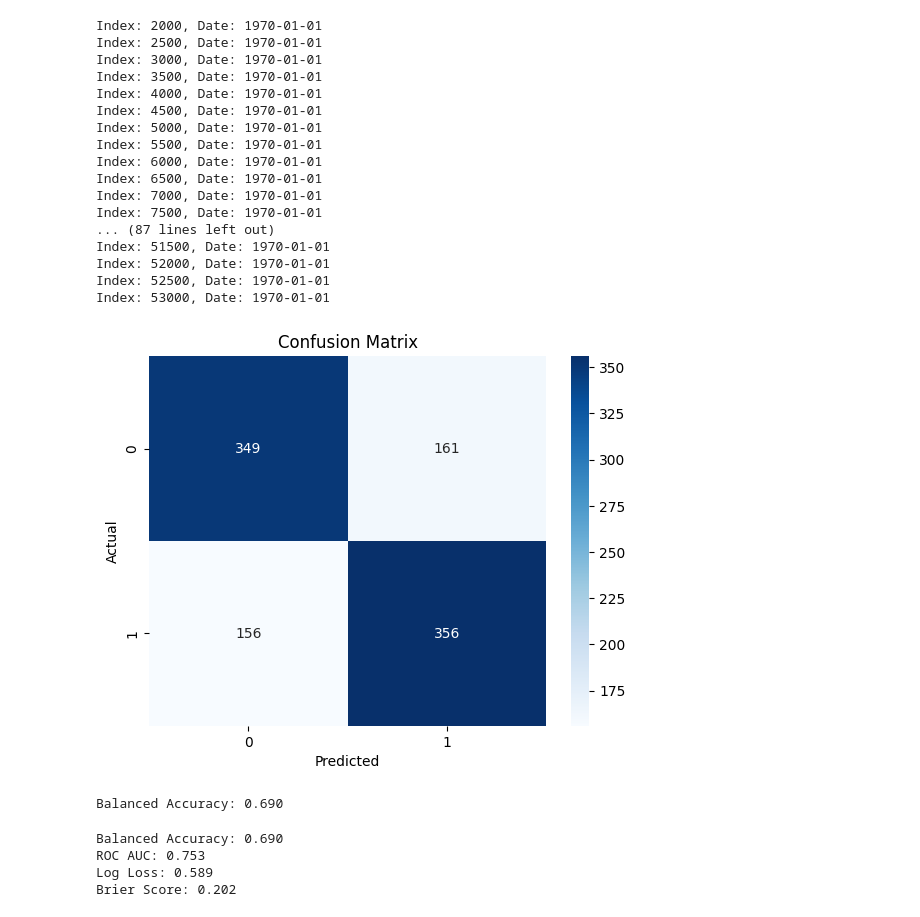
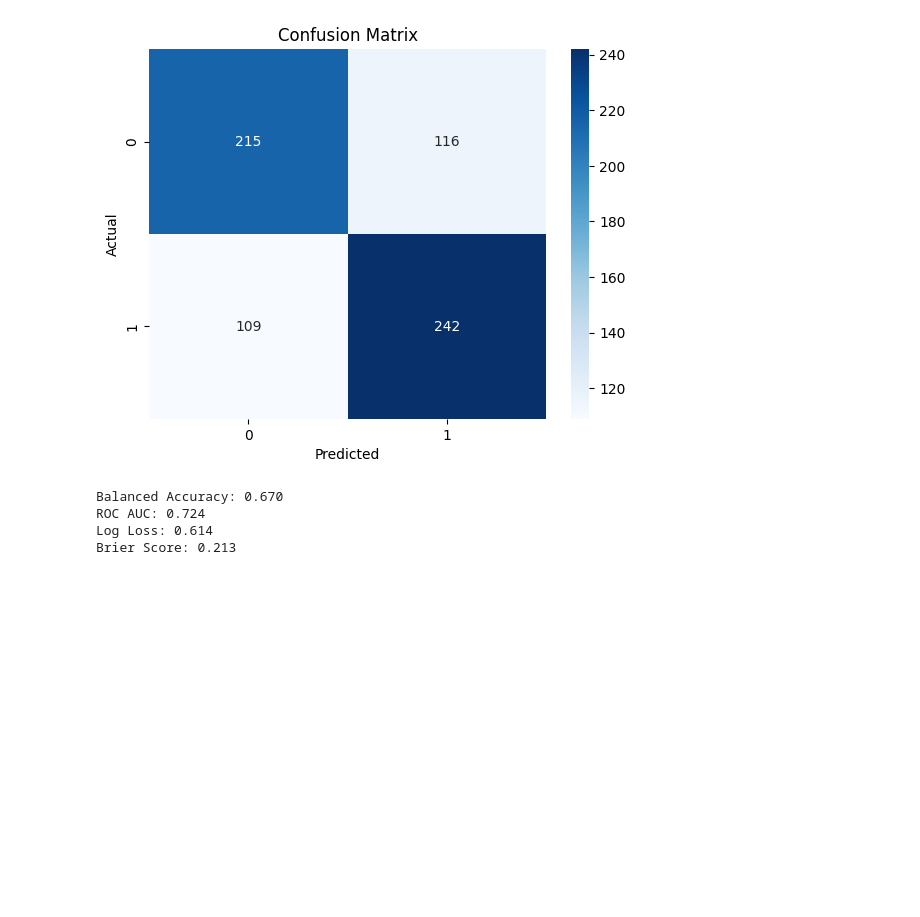
Before and after one commit to arttusokka/Predicting-ATP-matches-outcome, a Jupyter notebook: models/RandomForest.ipynb, the cells around one changed output. Drawn from its saved outputs; the diff is of its cells as text; code cells hidden in the pictures; blank space fills up the shorter version.

```diff
--- a/models/RandomForest.ipynb
+++ b/models/RandomForest.ipynb
@@ -16,18 +16,7 @@ import seaborn as sns
 df = pd.read_csv("../data/atp_matches_2000_2019_clean.csv")
 
 #Features
-X = [
-    "rank_diff",
-    "rank_points_diff",
-    "age_diff",
-    "height_diff",
-    "different_hand",
-    "elo_diff",
-    "elo_diff_surface",
-    "serve_advantage_diff",
-    "complete_diff",
-    "form_diff",
-]
+X = ["elo_diff_surface"]
 y = 'result'
 
 #Empty storage lists
@@ -38,86 +27,62 @@ probabilities = []
 
 #Rolling setup
 MIN_TRAIN = 2000 #min amount of matches to train on before testing
-STEP=50
+STEP=25
 
 #Random forest model setup
 RF = RandomForestClassifier(
     n_estimators=200,
     max_depth=8,
     min_samples_leaf=15,
     random_state=1,
     n_jobs=-1
 )
 
-# Rolling Forecast Loop
+#Expanding Window Forecast Loop
 for i in range(MIN_TRAIN, len(df), STEP):
 
     train_data = df.iloc[:i]
     test_data  = df.iloc[i:i+STEP]
 
     X_train = train_data[X]
     y_train = train_data[y]
     X_test  = test_data[X]
     y_test  = test_data[y]
 
     # Fit model
     RF.fit(X_train, y_train)
 
     # Predict first observation in test window
     p_pos = RF.predict_proba(X_test)[0][1]
     y_pred = RF.predict(X_test)[0]
 
     # Store results
     dates.append(test_data["tourney_date"].iloc[0])
     probabilities.append(float(p_pos))
     predictions.append(int(y_pred))
     actuals.append(int(y_test.iloc[0]))
-
-    if i % 500 == 0: #Print progress every 500 matches due to long runtime
-        print(
-            f"Index: {i}, "
-            f"Date: {test_data['tourney_date'].iloc[0].date()}"
-        )
-
-
-#Let's do a confusion matrix from actuals and predictions
-cm = confusion_matrix(actuals, predictions)
-sns.heatmap(cm, annot=True, fmt="d", cmap="Blues")
-plt.xlabel("Predicted")
-plt.ylabel("Actual")
-plt.title("Confusion Matrix")
-plt.show()
 # %% [output]
-Index: 2000, Date: 1970-01-01
-Index: 2500, Date: 1970-01-01
-Index: 3000, Date: 1970-01-01
-Index: 3500, Date: 1970-01-01
-Index: 4000, Date: 1970-01-01
-Index: 4500, Date: 1970-01-01
-Index: 5000, Date: 1970-01-01
-Index: 5500, Date: 1970-01-01
-Index: 6000, Date: 1970-01-01
-Index: 6500, Date: 1970-01-01
-Index: 7000, Date: 1970-01-01
-Index: 7500, Date: 1970-01-01
-... (87 lines left out)
-Index: 51500, Date: 1970-01-01
-Index: 52000, Date: 1970-01-01
-Index: 52500, Date: 1970-01-01
-Index: 53000, Date: 1970-01-01
-[figure, old version]
+[figure, new version]
-Balanced Accuracy: 0.690
 # %%
-#Let's calculate accuracy.
+
+#Confusion matrix from actuals and predictions
+cm = confusion_matrix(actuals, predictions)
+sns.heatmap(cm, annot=True, fmt="d", cmap="Blues")
+plt.xlabel("Predicted")
+plt.ylabel("Actual")
+plt.title("Confusion Matrix")
+plt.show()
+
+#Balanced accuracy.
 accuracy = balanced_accuracy_score(actuals, predictions)
 print(f"Balanced Accuracy: {accuracy:.3f}")
 
-#and ROC AUC
+#ROC AUC
 from sklearn.metrics import roc_auc_score
 roc_auc = roc_auc_score(actuals, probabilities)
 print(f"ROC AUC: {roc_auc:.3f}")
 
-#log loss
+#Log loss
 logloss = log_loss(actuals, probabilities)
 print(f"Log Loss: {logloss:.3f}")
 
@@ -126,7 +91,7 @@ from sklearn.metrics import brier_score_loss
 brier_score = brier_score_loss(actuals, probabilities)
 print(f"Brier Score: {brier_score:.3f}")
 # %% [output]
-Balanced Accuracy: 0.690
-ROC AUC: 0.753
-Log Loss: 0.589
-Brier Score: 0.202
+Balanced Accuracy: 0.670
+ROC AUC: 0.724
+Log Loss: 0.614
+Brier Score: 0.213
```
Also changed, not shown: 3 other files.
